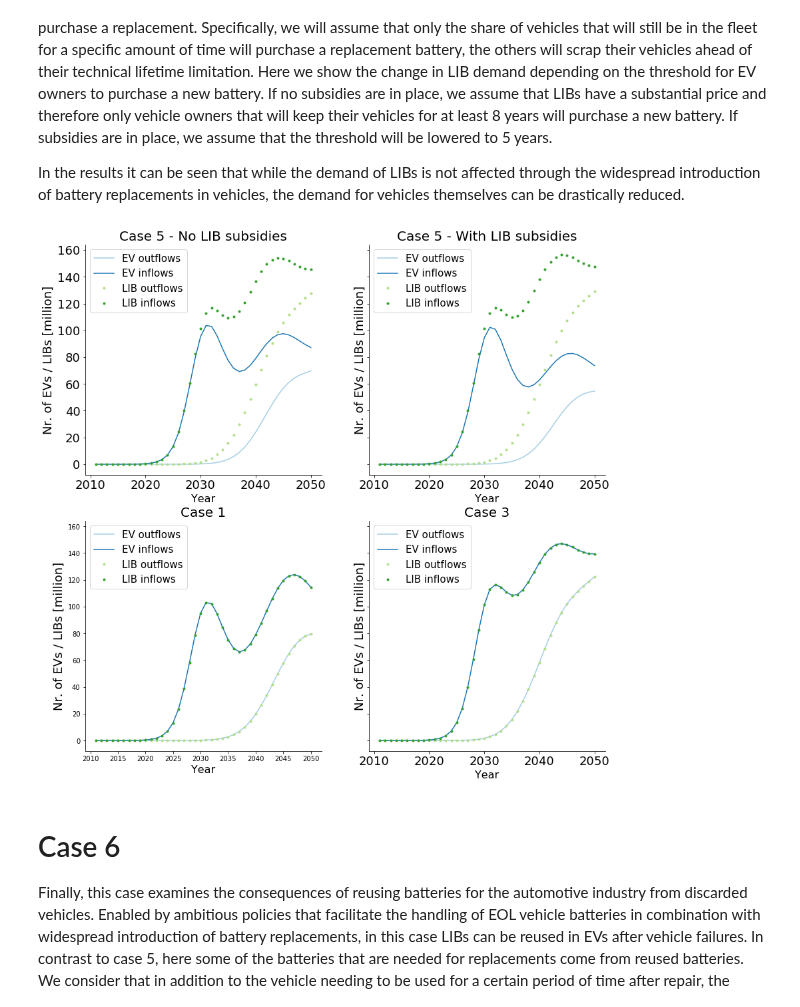
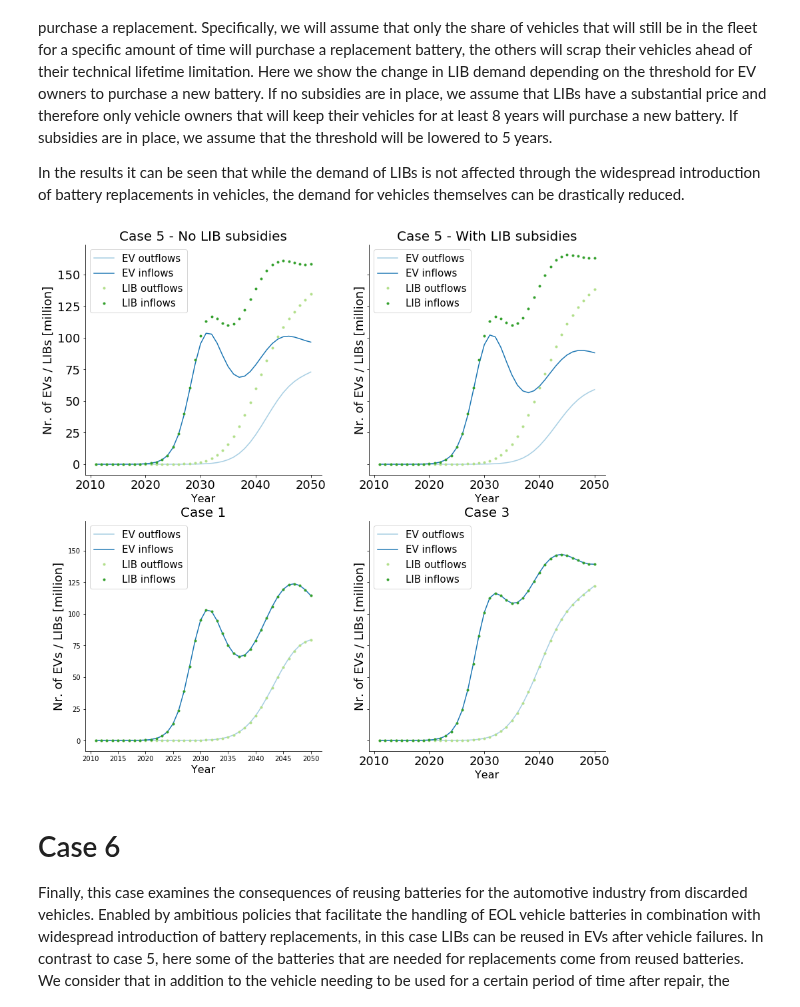
Before and after one commit to fernaag/product_component_model, a Jupyter notebook: case_study.ipynb, the cells around one changed output. Drawn from its saved outputs; the diff is of its cells as text; code cells hidden in the pictures.

Commit message:
Fixed case 5

```diff
--- a/case_study.ipynb
+++ b/case_study.ipynb
@@ -312,13 +312,13 @@ Model.i_cm = inflow_lib * shares.Share.values
 # %%
 tau_pr = 8 # Assuming a warranty of 8 years
 Model = pcm.ProductComponentModel(t=time, s_pr=data, lt_pr={'Type': 'Normal', 'Mean': lt_pr, 'StdDev': sd_pr}, lt_cm={'Type': 'Normal', 'Mean': lt_cm, 'StdDev': sd_cm}, tau_pr=tau_pr)
-stock_ev, stock_lib, inflow_ev, inflow_lib, outflow_ev, outflow_lib = Model.case_5()
+Model.case_5()
 
 # Since we are using the total stock as a driver, we need to multiply the results with the BEV penetration shares
-Model.oc_pr = np.einsum('tc,c->tc', outflow_ev, shares.Share.values)
-Model.oc_cm = np.einsum('tc,c->tc', outflow_lib, shares.Share.values)
-Model.i_pr = inflow_ev * shares.Share.values
-Model.i_cm = inflow_lib * shares.Share.values
+Model.oc_pr = np.einsum('tc,c->tc', Model.oc_pr, shares.Share.values)
+Model.oc_cm = np.einsum('tc,c->tc', Model.oc_cm, shares.Share.values)
+Model.i_pr = Model.i_pr * shares.Share.values
+Model.i_cm = Model.i_cm * shares.Share.values
 
 fig, ax = plt.subplots(2,2, figsize=(14,14), sharey=True)
 ax[0,0].set_prop_cycle(custom_cycler)
@@ -344,13 +344,13 @@ ax[0,0].tick_params(axis='both', which='major', labelsize=18)
 tau_pr = 5
 # Define pcm
 Model = pcm.ProductComponentModel(t=time, s_pr=data, lt_pr={'Type': 'Normal', 'Mean': lt_pr, 'StdDev': sd_pr}, lt_cm={'Type': 'Normal', 'Mean': lt_cm, 'StdDev': sd_cm}, tau_pr=tau_pr)
-stock_ev, stock_lib, inflow_ev, inflow_lib, outflow_ev, outflow_lib = Model.case_5()
+Model.case_5()
 
 # Since we are using the total stock as a driver, we need to multiply the results with the BEV penetration shares
-Model.oc_pr = np.einsum('tc,c->tc', outflow_ev, shares.Share.values)
-Model.oc_cm = np.einsum('tc,c->tc', outflow_lib, shares.Share.values)
-Model.i_pr = inflow_ev * shares.Share.values
-Model.i_cm = inflow_lib * shares.Share.values
+Model.oc_pr = np.einsum('tc,c->tc', Model.oc_pr, shares.Share.values)
+Model.oc_cm = np.einsum('tc,c->tc', Model.oc_cm, shares.Share.values)
+Model.i_pr = Model.i_pr * shares.Share.values
+Model.i_cm = Model.i_cm * shares.Share.values
 
 ax[0,1].set_prop_cycle(custom_cycler)
 ax[0,1].plot(time,
@@ -373,13 +373,13 @@ ax[0,1].tick_params(axis='both', which='major', labelsize=18)
 ## Compute model without replacements as in case 1
 # Define pcm
 Model = pcm.ProductComponentModel(t=time, s_pr=data, lt_pr={'Type': 'Normal', 'Mean': np.array([16]), 'StdDev': np.array([4])}, lt_cm={'Type': 'Normal', 'Mean': lt_cm, 'StdDev': sd_cm})
-stock_ev, stock_lib, inflow_ev, inflow_lib, outflow_ev, outflow_lib = Model.case_1()
+Model.case_1()
 
 # Since we are using the total stock as a driver, we need to multiply the results with the BEV penetration shares
-Model.oc_pr = np.einsum('tc,c->tc', outflow_ev, shares.Share.values)
-Model.oc_cm = np.einsum('tc,c->tc', outflow_lib, shares.Share.values)
-Model.i_pr = inflow_ev * shares.Share.values
-Model.i_cm = inflow_lib * shares.Share.values
+Model.oc_pr = np.einsum('tc,c->tc', Model.oc_pr, shares.Share.values)
+Model.oc_cm = np.einsum('tc,c->tc', Model.oc_cm, shares.Share.values)
+Model.i_pr = Model.i_pr * shares.Share.values
+Model.i_cm = Model.i_cm * shares.Share.values
 
 ax[1,0].set_prop_cycle(custom_cycler)
 ax[1,0].plot(time,
@@ -395,39 +395,39 @@ top = ax[1,0].spines["top"]
 top.set_visible(False)
 ax[1,0].legend(loc='upper left',prop={'size':15})
 ax[1,0].set_title('Case 1', fontsize=20)
 ax[1,0].set_xlabel('Year',fontsize =16)
 
 ## Compute model without replacements as in case 3
 # Define pcm
 Model = pcm.ProductComponentModel(t=time, s_pr=data, lt_pr={'Type': 'Normal', 'Mean': lt_pr, 'StdDev': sd_pr}, lt_cm={'Type': 'Normal', 'Mean': lt_cm, 'StdDev': sd_cm})
 
-stock_ev, stock_lib, inflow_ev, inflow_lib, outflow_ev, outflow_lib = Model.case_3()
+Model.case_3()
 
 # Since we are using the total stock as a driver, we need to multiply the results with the BEV penetration shares
-Model.oc_pr = np.einsum('tc,c->tc', outflow_ev, shares.Share.values)
-Model.oc_cm = np.einsum('tc,c->tc', outflow_lib, shares.Share.values)
-Model.i_pr = inflow_ev * shares.Share.values
-Model.i_cm = inflow_lib * shares.Share.values
+Model.oc_pr = np.einsum('tc,c->tc', Model.oc_pr, shares.Share.values)
+Model.oc_cm = np.einsum('tc,c->tc', Model.oc_cm, shares.Share.values)
+Model.i_pr = Model.i_pr * shares.Share.values
+Model.i_cm = Model.i_cm * shares.Share.values
 
 ax[1,1].set_prop_cycle(custom_cycler)
 ax[1,1].plot(time,
         Model.oc_pr.sum(axis=1), label='EV outflows')
 ax[1,1].plot(Model.t, Model.i_pr, label='EV inflows')
 ax[1,1].plot(Model.t,
         Model.oc_cm.sum(axis=1), '.', label='LIB outflows')
 ax[1,1].plot(Model.t, Model.i_cm, '.', label='LIB inflows')
 ax[1,1].set_ylabel('Nr. of EVs / LIBs [million]',fontsize =18)
 right_side = ax[1,1].spines["right"]
 right_side.set_visible(False)
 top = ax[1,1].spines["top"]
 top.set_visible(False)
 ax[1,1].legend(loc='upper left',prop={'size':15})
 ax[1,1].set_title('Case 3', fontsize=20)
 ax[1,1].set_xlabel('Year',fontsize =16)
 #ax.set_ylim([0,5])
 ax[1,1].tick_params(axis='both', which='major', labelsize=18)
 # %% [output]
-[figure, old version]
+[figure, new version]
 # %% [markdown]
 # Case 6
 
```
Also changed, not shown: parts of 2 cells of this notebook, 1 other file.
